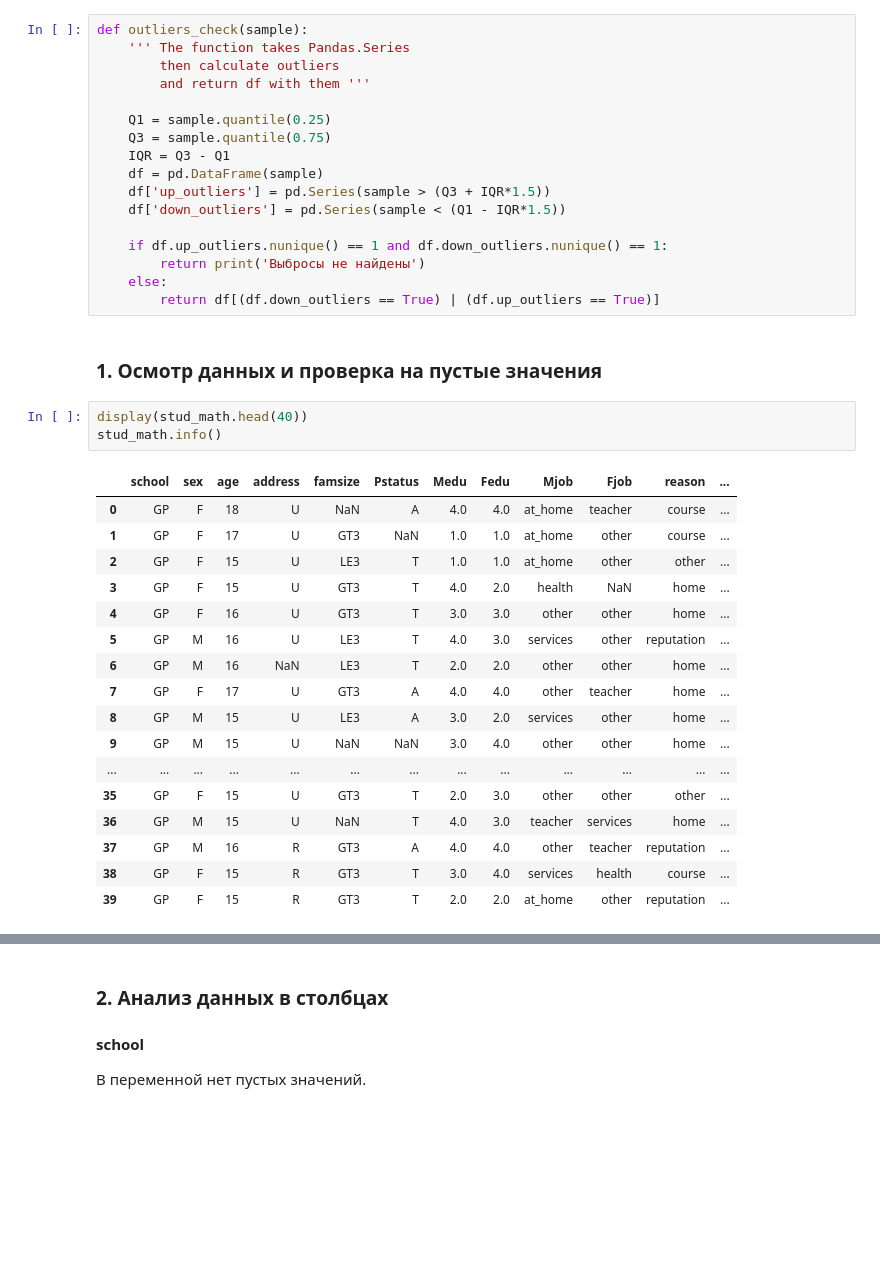
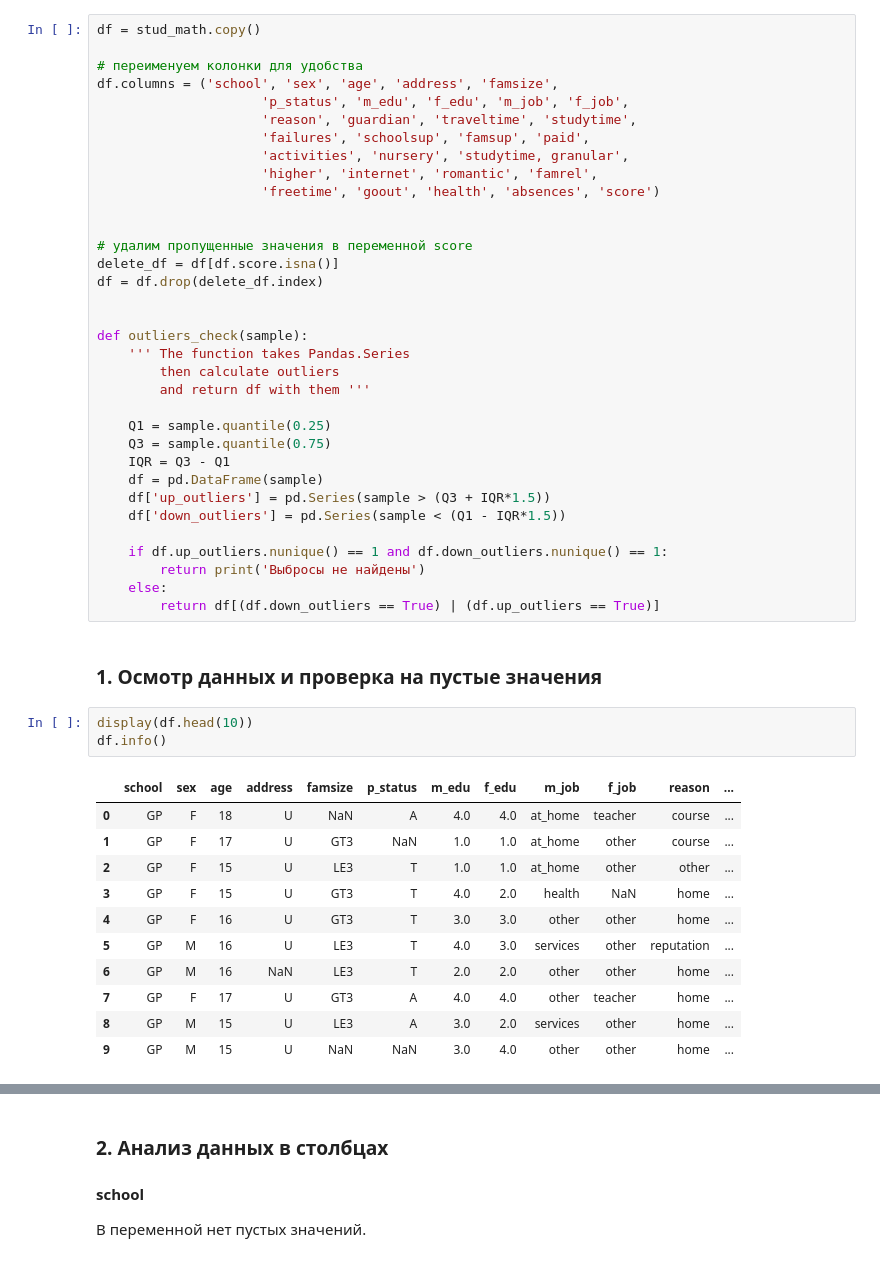
Before and after one commit to Ruslan-Lis/Skill_Factory, a Jupyter notebook: module_2/Project_2_EDA_R_Lisin.ipynb, the cells around one changed output, grey strips where cells are left out. Saved outputs shown, nothing was run; the diff lists cells and outputs as text; blank space fills up the shorter version.

```diff
--- a/module_2/Project_2_EDA_R_Lisin.ipynb
+++ b/module_2/Project_2_EDA_R_Lisin.ipynb
@@ -69,6 +70,23 @@ pd.set_option('display.max_columns', 50) # показывать больше к
 # %%
 stud_math = pd.read_csv('stud_math.csv')
 # %%
+df = stud_math.copy()
+
+# переименуем колонки для удобства
+df.columns = ('school', 'sex', 'age', 'address', 'famsize',
+                     'p_status', 'm_edu', 'f_edu', 'm_job', 'f_job',
+                     'reason', 'guardian', 'traveltime', 'studytime',
+                     'failures', 'schoolsup', 'famsup', 'paid',
+                     'activities', 'nursery', 'studytime, granular',
+                     'higher', 'internet', 'romantic', 'famrel',
+                     'freetime', 'goout', 'health', 'absences', 'score')
+
+
+# удалим пропущенные значения в переменной score
+delete_df = df[df.score.isna()]
+df = df.drop(delete_df.index)
+
+
 def outliers_check(sample):
     ''' The function takes Pandas.Series
         then calculate outliers
@@ -88,10 +106,10 @@ def outliers_check(sample):
 # %% [markdown]
 ### 1. Осмотр данных и проверка на пустые значения
 # %%
-display(stud_math.head(40))
-stud_math.info()
+display(df.head(10))
+df.info()
 # %% [output]
-|  | school | sex | age | address | famsize | Pstatus | Medu | Fedu | Mjob | Fjob | reason | ... |
+|  | school | sex | age | address | famsize | p_status | m_edu | f_edu | m_job | f_job | reason | ... |
 | 0 | GP | F | 18 | U | NaN | A | 4.0 | 4.0 | at_home | teacher | course | ... |
 | 1 | GP | F | 17 | U | GT3 | NaN | 1.0 | 1.0 | at_home | other | course | ... |
 | 2 | GP | F | 15 | U | LE3 | T | 1.0 | 1.0 | at_home | other | other | ... |
@@ -102,10 +120,4 @@ stud_math.info()
 | 7 | GP | F | 17 | U | GT3 | A | 4.0 | 4.0 | other | teacher | home | ... |
 | 8 | GP | M | 15 | U | LE3 | A | 3.0 | 2.0 | services | other | home | ... |
 | 9 | GP | M | 15 | U | NaN | NaN | 3.0 | 4.0 | other | other | home | ... |
-| ... | ... | ... | ... | ... | ... | ... | ... | ... | ... | ... | ... | ... |
-| 35 | GP | F | 15 | U | GT3 | T | 2.0 | 3.0 | other | other | other | ... |
-| 36 | GP | M | 15 | U | NaN | T | 4.0 | 3.0 | teacher | services | home | ... |
-| 37 | GP | M | 16 | R | GT3 | A | 4.0 | 4.0 | other | teacher | reputation | ... |
-| 38 | GP | F | 15 | R | GT3 | T | 3.0 | 4.0 | services | health | course | ... |
-| 39 | GP | F | 15 | R | GT3 | T | 2.0 | 2.0 | at_home | other | reputation | ... |
 <class 'pandas.core.frame.DataFrame'>
```
Also changed, not shown: parts of 23 cells of this notebook.
